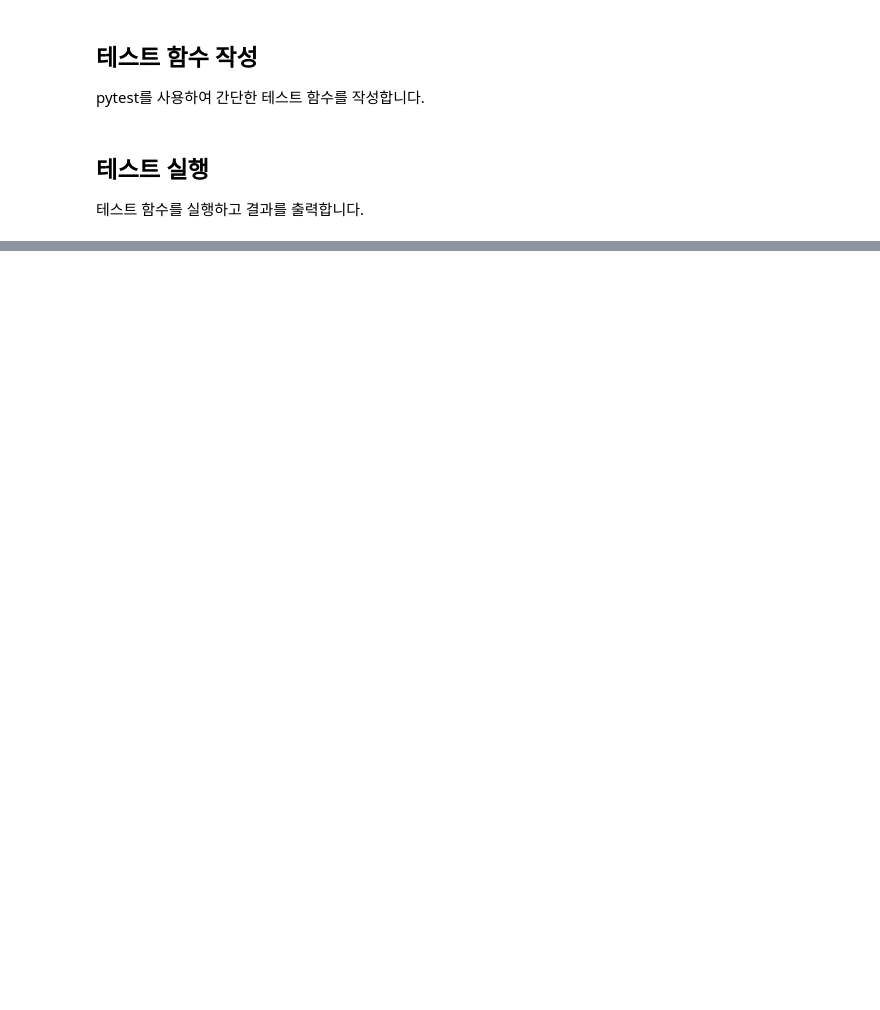
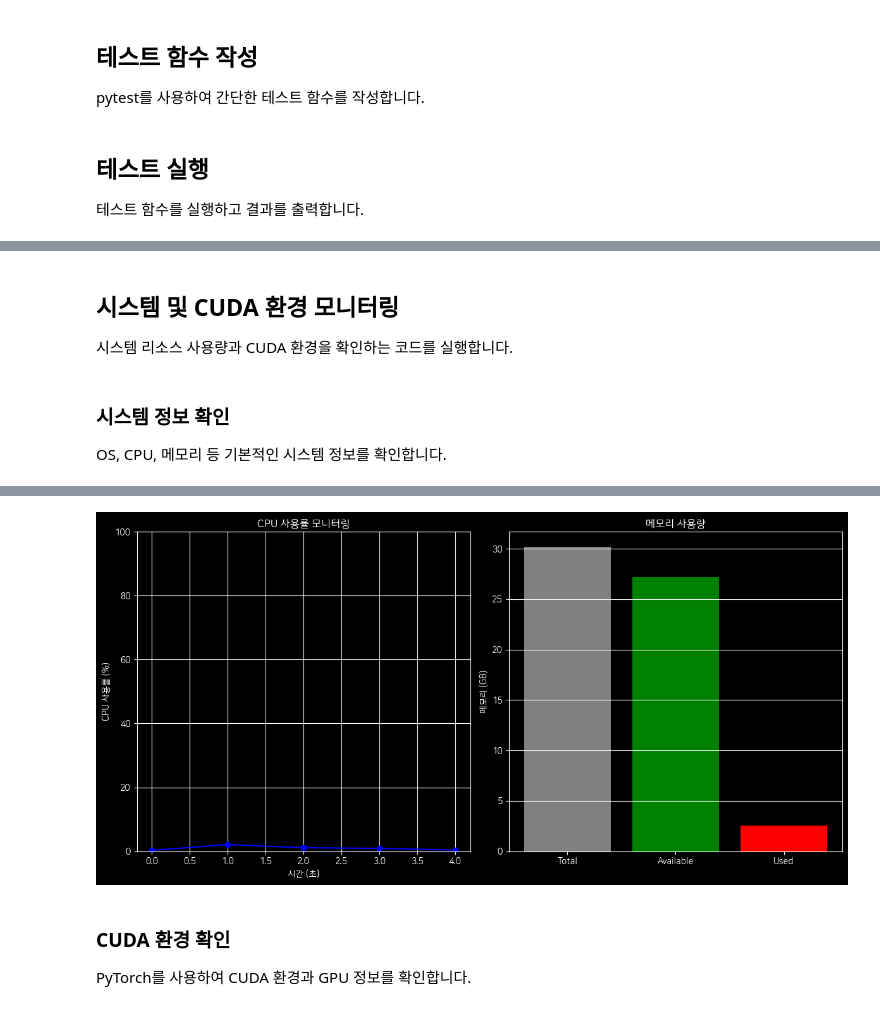
Before and after one commit to NAMUORI00/AI-Container-Suite, a Jupyter notebook: workspace/notebooks/test_notebook.ipynb, the cells around one changed output, grey strips where cells are left out. Drawn from its saved outputs; the diff is of its cells as text; code cells hidden in the pictures; blank space fills up the shorter version.

```diff
--- a/workspace/notebooks/test_notebook.ipynb
+++ b/workspace/notebooks/test_notebook.ipynb
@@ -107,0 +171,74 @@ for test_name, passed in results.items():
+# %% [markdown]
+## 시스템 및 CUDA 환경 모니터링
+
+시스템 리소스 사용량과 CUDA 환경을 확인하는 코드를 실행합니다.
+# %% [markdown]
+### 시스템 정보 확인
+
+OS, CPU, 메모리 등 기본적인 시스템 정보를 확인합니다.
+# %%
+# 시스템 정보 확인
+import platform
+import psutil
+import os
+import sys
+from datetime import datetime
+
+# 기본 시스템 정보
+print(f"날짜 및 시간: {datetime.now().strftime('%Y-%m-%d %H:%M:%S')}")
+print(f"OS: {platform.system()} {platform.release()} ({platform.version()})")
+print(f"Python 버전: {platform.python_version()}")
+print(f"프로세서: {platform.processor()}")
+print(f"아키텍처: {platform.architecture()}")
+
+# CPU 정보
+print("\n--- CPU 정보 ---")
+print(f"물리적 코어: {psutil.cpu_count(logical=False)}")
+print(f"논리적 코어: {psutil.cpu_count(logical=True)}")
+print(f"CPU 사용률: {psutil.cpu_percent(interval=1)}%")
+
+# 메모리 정보
+mem = psutil.virtual_memory()
+print("\n--- 메모리 정보 ---")
+print(f"전체 메모리: {mem.total / (1024**3):.2f} GB")
+print(f"사용 가능 메모리: {mem.available / (1024**3):.2f} GB")
+print(f"사용 중인 메모리: {mem.used / (1024**3):.2f} GB")
+print(f"메모리 사용률: {mem.percent}%")
+
+# 디스크 정보
+print("\n--- 디스크 정보 ---")
+disk = psutil.disk_usage('/')
+print(f"전체 디스크 공간: {disk.total / (1024**3):.2f} GB")
+print(f"사용 가능한 디스크 공간: {disk.free / (1024**3):.2f} GB")
+print(f"사용 중인 디스크 공간: {disk.used / (1024**3):.2f} GB")
+print(f"디스크 사용률: {disk.percent}%")
+
+# 실시간 CPU 및 메모리 사용량 시각화
+plt.figure(figsize=(12, 6))
+
+# CPU 사용률 히스토리 (5초 동안 측정)
+cpu_percent = []
+for _ in range(5):
+    cpu_percent.append(psutil.cpu_percent(interval=1))
+
+plt.subplot(1, 2, 1)
+plt.plot(cpu_percent, marker='o', linestyle='-', color='blue')
+plt.title('CPU 사용률 모니터링')
+plt.xlabel('시간 (초)')
+plt.ylabel('CPU 사용률 (%)')
+plt.ylim(0, 100)
+plt.grid(True)
+
+# 메모리 사용량
+memory_types = ['Total', 'Available', 'Used']
+memory_values = [mem.total / (1024**3), mem.available / (1024**3), mem.used / (1024**3)]
+
+plt.subplot(1, 2, 2)
+plt.bar(memory_types, memory_values, color=['gray', 'green', 'red'])
+plt.title('메모리 사용량')
+plt.ylabel('메모리 (GB)')
+plt.grid(axis='y')
+
+plt.tight_layout()
+plt.show()
+# %% [output]
@@ -107,0 +262,5 @@ for test_name, passed in results.items():
+[figure, added]
+# %% [markdown]
+### CUDA 환경 확인
+
+PyTorch를 사용하여 CUDA 환경과 GPU 정보를 확인합니다.
```
Also changed, not shown: parts of 11 cells of this notebook, 4 other files.
